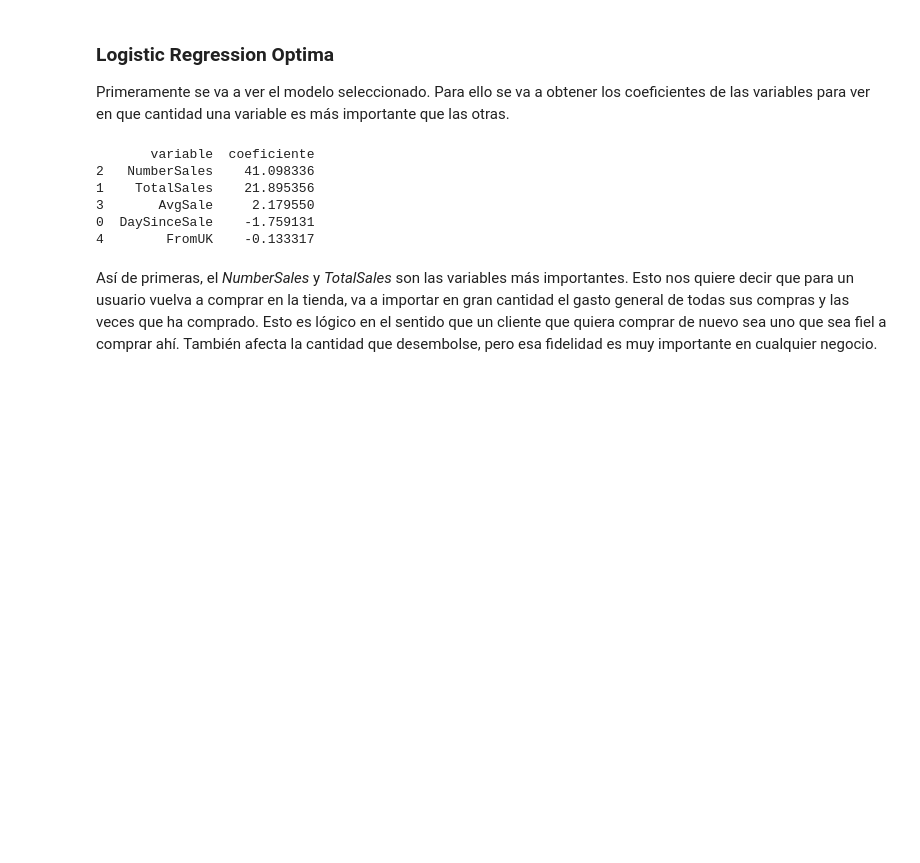
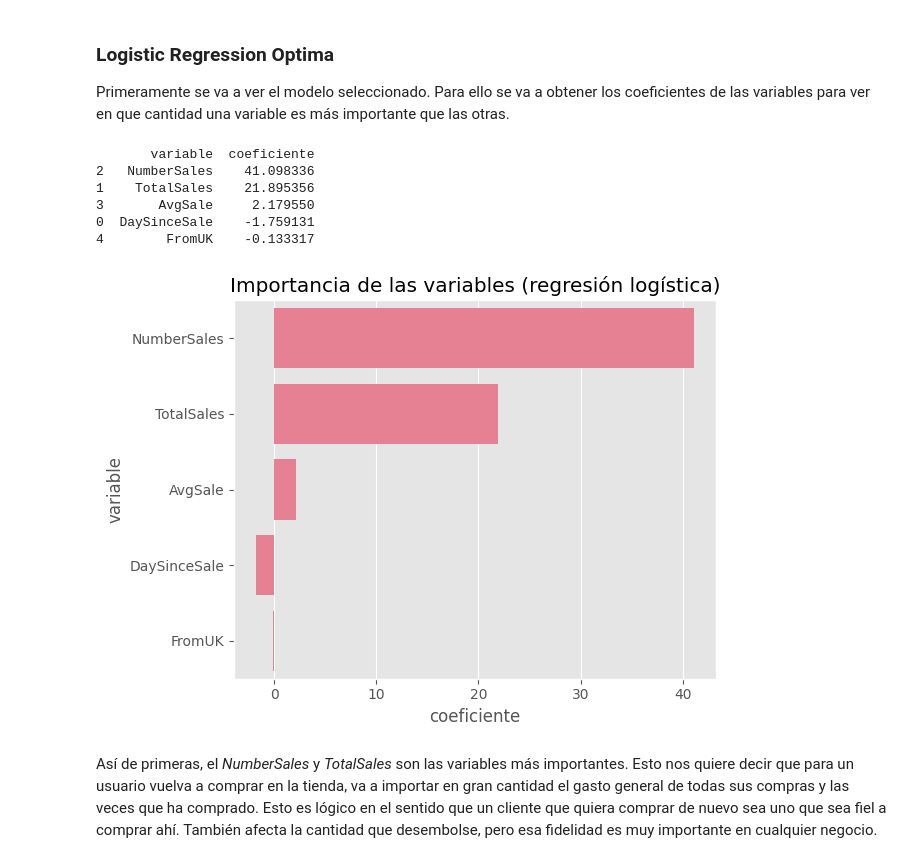
Before and after one commit to Ocnarf2070/practica_final_ML_Franco_Gonzalez, a Jupyter notebook: online_retail_II_EDA.ipynb, the cells around one changed output. Drawn from its saved outputs; the diff is of its cells as text; code cells hidden in the pictures; blank space fills up the shorter version.

```diff
--- a/online_retail_II_EDA.ipynb
+++ b/online_retail_II_EDA.ipynb
@@ -1001,6 +1001,16 @@ print(importancia[['variable', 'coeficiente']])
 3       AvgSale     2.179550
 0  DaySinceSale    -1.759131
 4        FromUK    -0.133317
+# %%
+import seaborn as sns
+import matplotlib.pyplot as plt
+
+sns.barplot(data=importancia, x='coeficiente', y='variable')
+plt.title('Importancia de las variables (regresión logística)')
+plt.tight_layout()
+plt.show()
+# %% [output]
+[figure, added]
 # %% [markdown]
 Así de primeras, el _NumberSales_ y _TotalSales_ son las variables más importantes. Esto nos quiere decir que para un usuario vuelva a comprar en la tienda, va a importar en gran cantidad el gasto general de todas sus compras y las veces que ha comprado. Esto es lógico en el sentido que un cliente que quiera comprar de nuevo sea uno que sea fiel a comprar ahí. También afecta la cantidad que desembolse, pero esa fidelidad es muy importante en cualquier negocio.
 # %%
```
Also changed, not shown: 1 other file.
